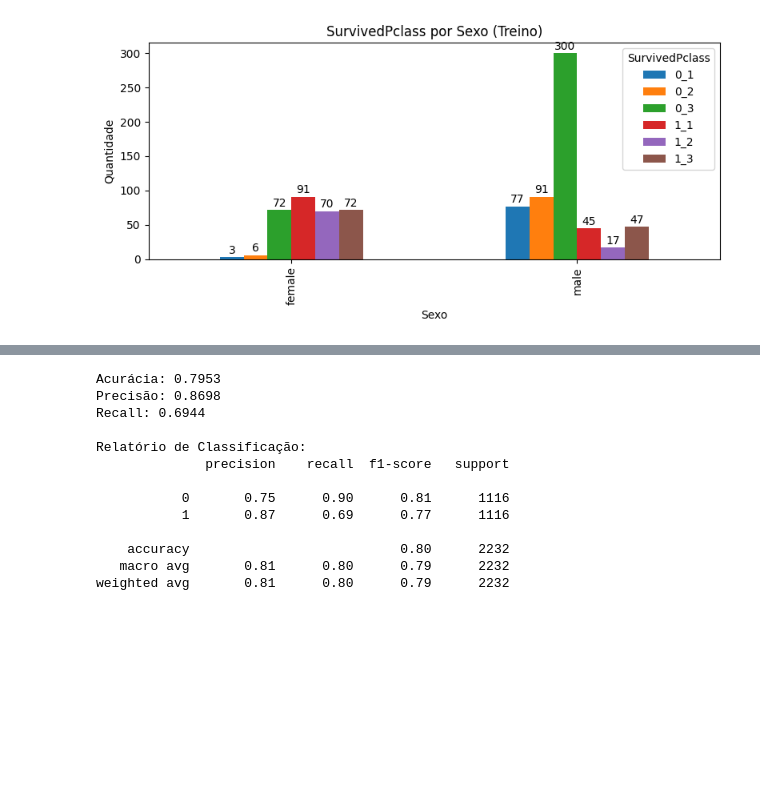
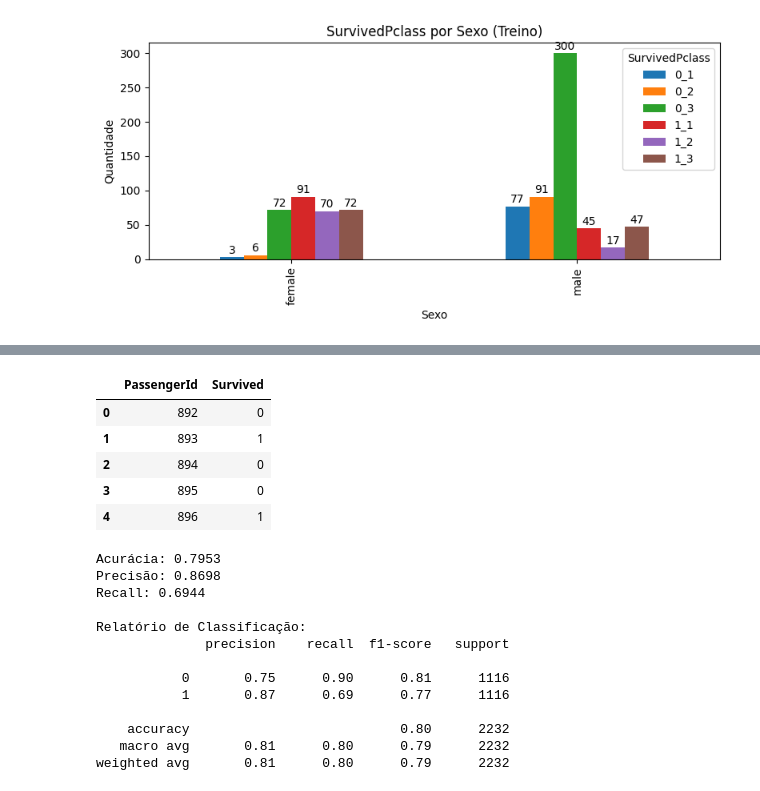
Before and after one commit to joaopedroalcn/JOAOPEDRODEALCANTARALIMA_Titanic, a Jupyter notebook: p3_titanic.ipynb, the cells around one changed output, grey strips where cells are left out. Cells and saved outputs as stored; diff of their text form; code cells hidden in the pictures; blank space fills up the shorter version.

```diff
--- a/p3_titanic.ipynb
+++ b/p3_titanic.ipynb
@@ -189 +195,19 @@ Essas métricas permitem avaliar o quanto o modelo conseguiu aprender os padrõe
+# %%
+# Prever no conjunto de teste
+test_df['SurvivedPclass_pred'] = mlp_model.predict(X_test_scaled)
+
+# Extrair a variável 'Survived' da previsão
+test_df['Survived'] = test_df['SurvivedPclass_pred'].str[0].astype(int)
+
+# Gerar arquivo de submissão
+submission = test_df[['PassengerId', 'Survived']]
+submission.to_csv('mlp_submission.csv', index=False)
+submission.head()
+# %% [output]
+|  | PassengerId | Survived |
+| 0 | 892 | 0 |
+| 1 | 893 | 1 |
+| 2 | 894 | 0 |
+| 3 | 895 | 0 |
+| 4 | 896 | 1 |
 # %%
```
Also changed, not shown: parts of 15 cells of this notebook.
